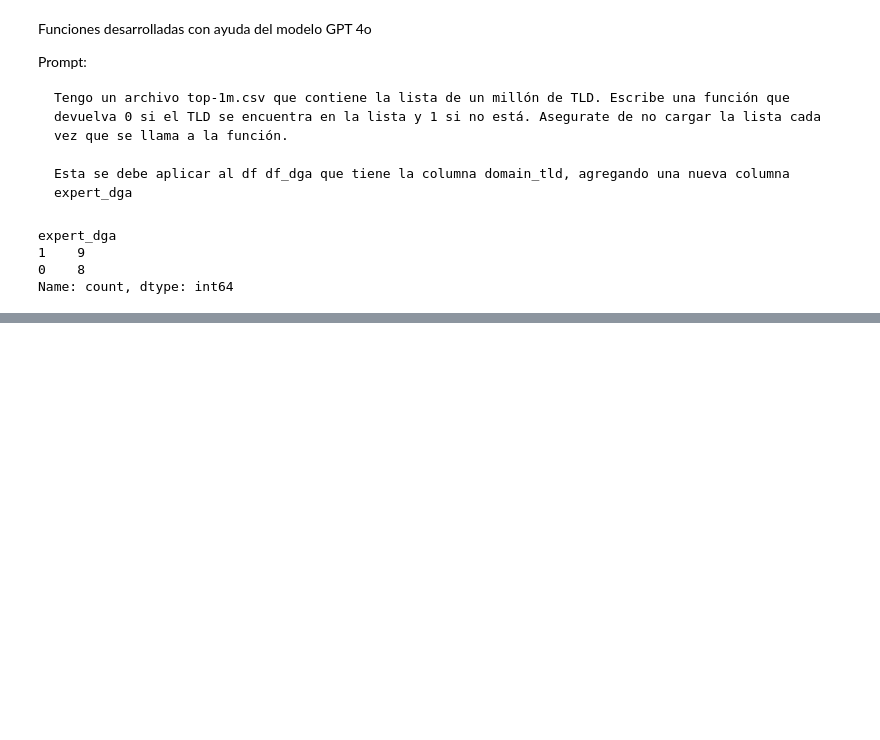
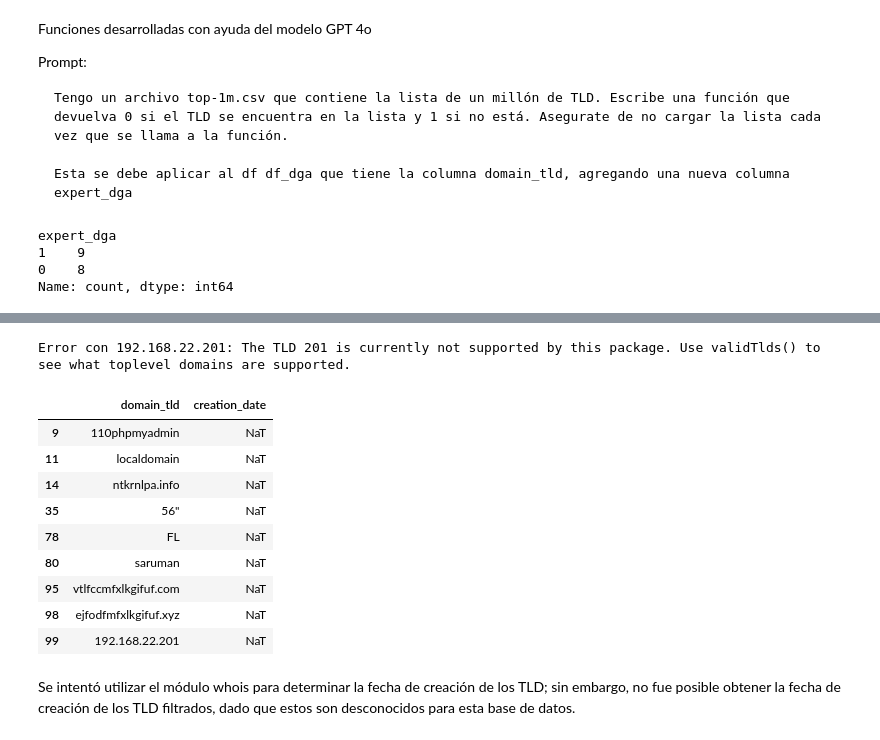
Before and after one commit to Aq202/uvg_sds_lab5, a Jupyter notebook: lab5.ipynb, the cells around one changed output, grey strips where cells are left out. Drawn from its saved outputs; the diff is of its cells as text; code cells hidden in the pictures; blank space fills up the shorter version.

```diff
--- a/lab5.ipynb
+++ b/lab5.ipynb
@@ -318,0 +307,42 @@ print(creation_dates)
+# %%
+import whois
+
+def get_tld_creation_date(df, tld_column='domain_tld'):
+
+    if tld_column not in df.columns:
+        raise ValueError(f"La columna '{tld_column}' no existe en el DataFrame")
+
+    result_df = df.copy()
+    result_df['creation_date'] = pd.NaT
+
+    for index, row in result_df.iterrows():
+        tld = row[tld_column]
+        if pd.isna(tld) or not tld.strip():
+            continue
+
+        try:
+            domain_info = whois.query(tld)
+            if domain_info and domain_info.creation_date:
+                result_df.at[index, 'creation_date'] = domain_info.creation_date
+        except Exception as e:
+            print(f"Error con {tld}: {str(e)}")
+
+    return result_df
+# %%
+# Obtener fecha de creación de los TLDs clasificados como DGA por expertos
+result_df = get_tld_creation_date(df_dga_expert)
+result_df
+# %% [output]
+Error con 192.168.22.201: The TLD 201 is currently not supported by this package. Use validTlds() to see what toplevel domains are supported.
+|  | domain_tld | creation_date |
+| 9 | 110phpmyadmin | NaT |
+| 11 | localdomain | NaT |
+| 14 | ntkrnlpa.info | NaT |
+| 35 | 56" | NaT |
+| 78 | FL | NaT |
+| 80 | saruman | NaT |
+| 95 | vtlfccmfxlkgifuf.com | NaT |
+| 98 | ejfodfmfxlkgifuf.xyz | NaT |
+| 99 | 192.168.22.201 | NaT |
+# %% [markdown]
+Se intentó utilizar el módulo whois para determinar la fecha de creación de los TLD; sin embargo, no fue posible obtener la fecha de creación de los TLD filtrados, dado que estos son desconocidos para esta base de datos.
```
Also changed, not shown: parts of 8 cells of this notebook.
